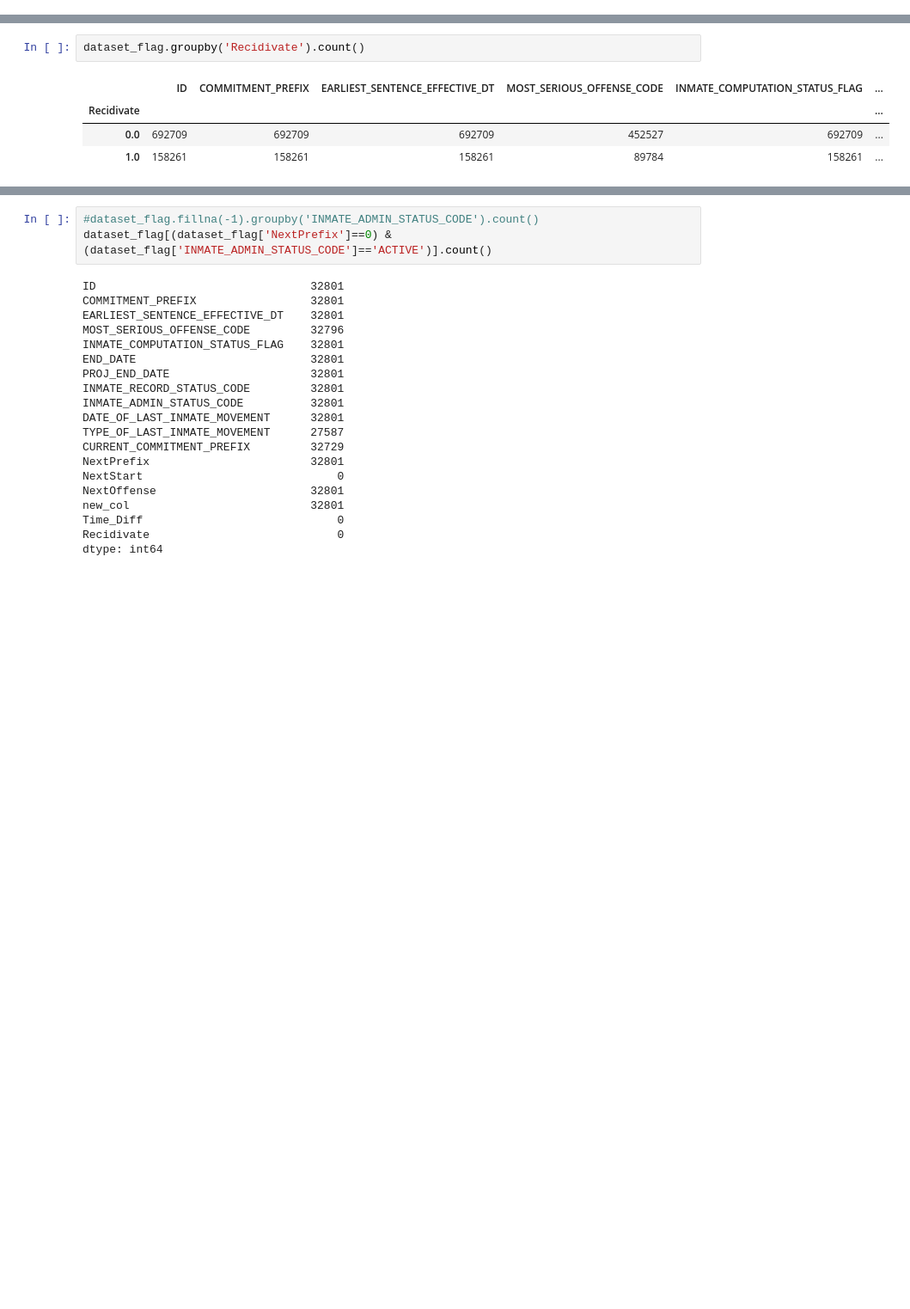
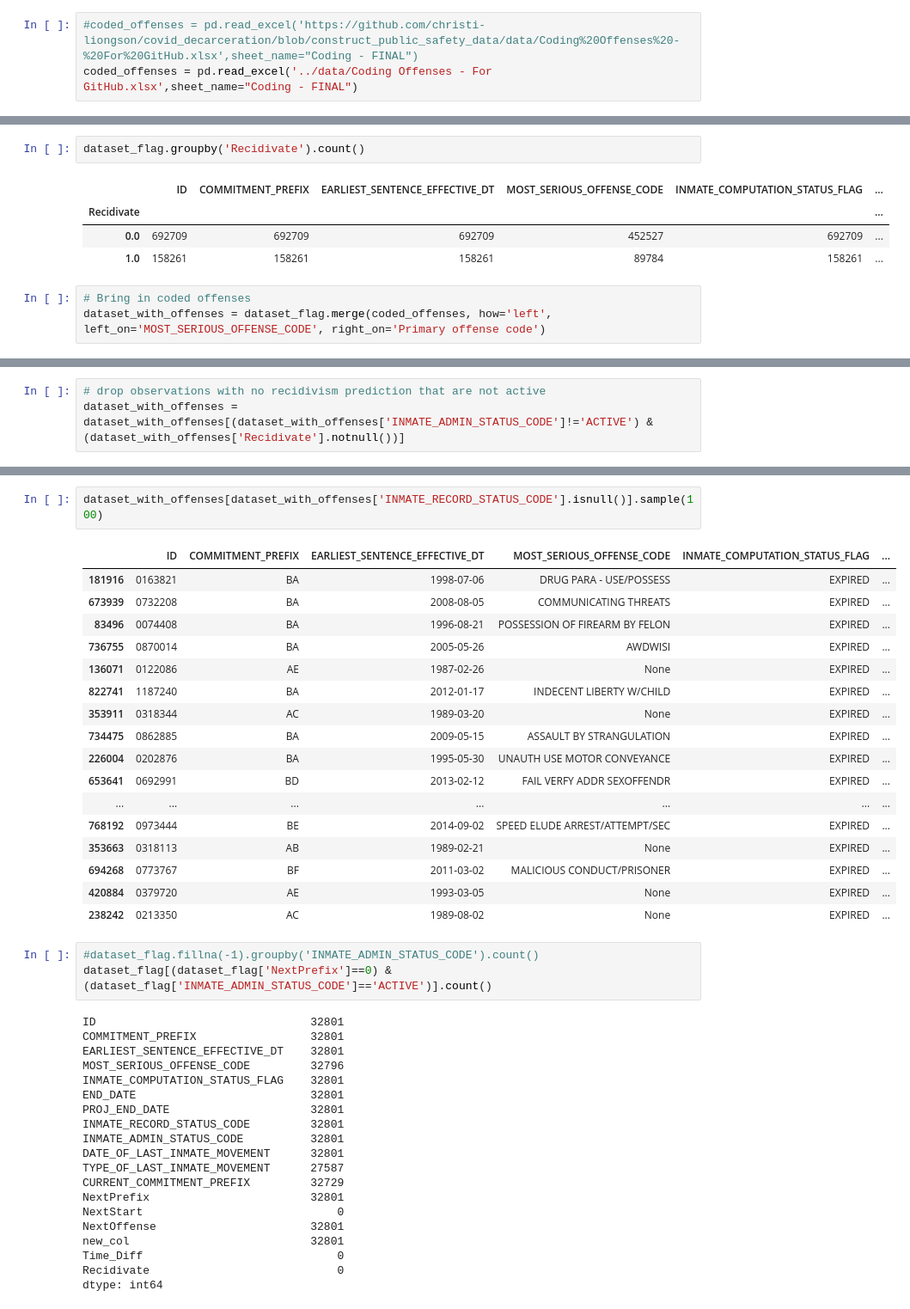
Before and after one commit to christi-liongson/covid_decarceration, a Jupyter notebook: files/build_dataset.ipynb, the cells around one changed output, grey strips where cells are left out. Shown at 86% size. Cells and saved outputs as stored; diff of their text form; blank space fills up the shorter version.

Commit message:
lots of changes: bringing coded offenses, other features, accounting for num observations

```diff
--- a/files/build_dataset.ipynb
+++ b/files/build_dataset.ipynb
@@ -22,3 +22,6 @@ import re
 # %%
 pd.set_option('display.max_columns', None)
 pd.set_option('display.max_rows', None)
+# %%
+#coded_offenses = pd.read_excel('https://github.com/christi-liongson/covid_decarceration/blob/construct_public_safety_data/data/Coding%20Offenses%20-%20For%20GitHub.xlsx',sheet_name="Coding - FINAL")
+coded_offenses = pd.read_excel('../data/Coding Offenses - For GitHub.xlsx',sheet_name="Coding - FINAL")
@@ -573,3 +664,6 @@ dataset_flag.groupby('Recidivate').count()
 | Recidivate |  |  |  |  |  | ... |
 | 0.0 | 692709 | 692709 | 692709 | 452527 | 692709 | ... |
 | 1.0 | 158261 | 158261 | 158261 | 89784 | 158261 | ... |
+# %%
+# Bring in coded offenses
+dataset_with_offenses = dataset_flag.merge(coded_offenses, how='left', left_on='MOST_SERIOUS_OFFENSE_CODE', right_on='Primary offense code')
@@ -575,0 +711,3 @@ dataset_flag.groupby('Recidivate').count()
+# %%
+# drop observations with no recidivism prediction that are not active
+dataset_with_offenses = dataset_with_offenses[(dataset_with_offenses['INMATE_ADMIN_STATUS_CODE']!='ACTIVE') & (dataset_with_offenses['Recidivate'].notnull())]
@@ -576,3 +759,23 @@ dataset_flag.groupby('Recidivate').count()
+# %%
+dataset_with_offenses[dataset_with_offenses['INMATE_RECORD_STATUS_CODE'].isnull()].sample(100)
+# %% [output]
+|  | ID | COMMITMENT_PREFIX | EARLIEST_SENTENCE_EFFECTIVE_DT | MOST_SERIOUS_OFFENSE_CODE | INMATE_COMPUTATION_STATUS_FLAG | ... |
+| 181916 | 0163821 | BA | 1998-07-06 | DRUG PARA - USE/POSSESS | EXPIRED | ... |
+| 673939 | 0732208 | BA | 2008-08-05 | COMMUNICATING THREATS | EXPIRED | ... |
+| 83496 | 0074408 | BA | 1996-08-21 | POSSESSION OF FIREARM BY FELON | EXPIRED | ... |
+| 736755 | 0870014 | BA | 2005-05-26 | AWDWISI | EXPIRED | ... |
+| 136071 | 0122086 | AE | 1987-02-26 | None | EXPIRED | ... |
+| 822741 | 1187240 | BA | 2012-01-17 | INDECENT LIBERTY W/CHILD | EXPIRED | ... |
+| 353911 | 0318344 | AC | 1989-03-20 | None | EXPIRED | ... |
+| 734475 | 0862885 | BA | 2009-05-15 | ASSAULT BY STRANGULATION | EXPIRED | ... |
+| 226004 | 0202876 | BA | 1995-05-30 | UNAUTH USE MOTOR CONVEYANCE | EXPIRED | ... |
+| 653641 | 0692991 | BD | 2013-02-12 | FAIL VERFY ADDR SEXOFFENDR | EXPIRED | ... |
+| ... | ... | ... | ... | ... | ... | ... |
+| 768192 | 0973444 | BE | 2014-09-02 | SPEED ELUDE ARREST/ATTEMPT/SEC | EXPIRED | ... |
+| 353663 | 0318113 | AB | 1989-02-21 | None | EXPIRED | ... |
+| 694268 | 0773767 | BF | 2011-03-02 | MALICIOUS CONDUCT/PRISONER | EXPIRED | ... |
+| 420884 | 0379720 | AE | 1993-03-05 | None | EXPIRED | ... |
+| 238242 | 0213350 | AC | 1989-08-02 | None | EXPIRED | ... |
 # %%
 #dataset_flag.fillna(-1).groupby('INMATE_ADMIN_STATUS_CODE').count()
 dataset_flag[(dataset_flag['NextPrefix']==0) & (dataset_flag['INMATE_ADMIN_STATUS_CODE']=='ACTIVE')].count()
```
Also changed, not shown: parts of 27 cells of this notebook.
